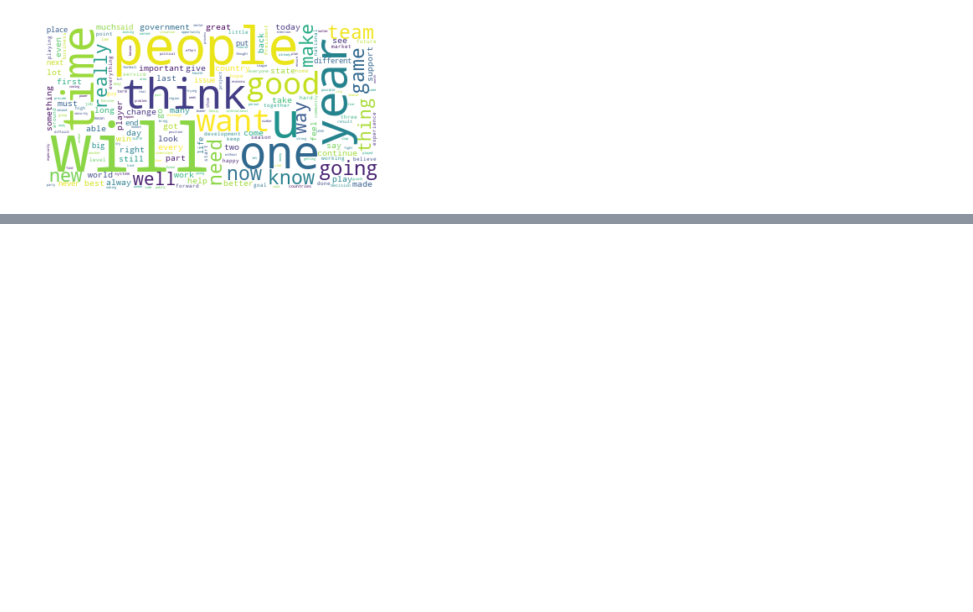
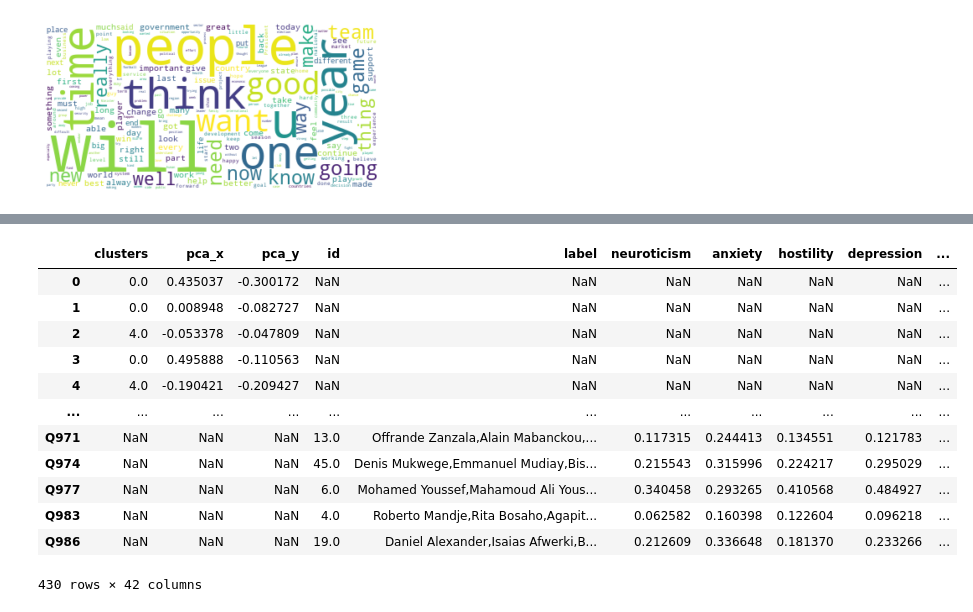
Before and after one commit to epfl-ada/ada-2021-project-madry, a Jupyter notebook: country.ipynb, the cells around one changed output, grey strips where cells are left out. Saved outputs shown, nothing was run; the diff lists cells and outputs as text; code cells hidden in the pictures; blank space fills up the shorter version.

Commit message:
update country analysis

```diff
--- a/country.ipynb
+++ b/country.ipynb
@@ -408,7 +408,7 @@ country_personality_2015
 6902 rows × 38 columns
 # %%
 def group_personality_by_country(personality):
-    return personality.groupby('country').agg({'id': 'count', 'label': lambda ls: ','.join([l for l in ls if l]), **{attr: 'median' for attr in PERSONALITY_ATTRS}})
+    return personality.groupby('country').agg({'id': 'count', 'label': lambda ls: ','.join([l for l in ls if l]), **{attr: 'mean' for attr in PERSONALITY_ATTRS}})
 
 country_personality_grouped_2015 = group_personality_by_country(country_personality_2015)
 country_personality_grouped_2016 = group_personality_by_country(country_personality_2016)
@@ -484,0 +570,16 @@ plot_wordcloud(country_quotes_2019_df)
+# %%
+df
+# %% [output]
+|  | clusters | pca_x | pca_y | id | label | neuroticism | anxiety | hostility | depression | ... |
+| 0 | 0.0 | 0.435037 | -0.300172 | NaN | NaN | NaN | NaN | NaN | NaN | ... |
+| 1 | 0.0 | 0.008948 | -0.082727 | NaN | NaN | NaN | NaN | NaN | NaN | ... |
+| 2 | 4.0 | -0.053378 | -0.047809 | NaN | NaN | NaN | NaN | NaN | NaN | ... |
+| 3 | 0.0 | 0.495888 | -0.110563 | NaN | NaN | NaN | NaN | NaN | NaN | ... |
+| 4 | 4.0 | -0.190421 | -0.209427 | NaN | NaN | NaN | NaN | NaN | NaN | ... |
+| ... | ... | ... | ... | ... | ... | ... | ... | ... | ... | ... |
+| Q971 | NaN | NaN | NaN | 13.0 | Offrande Zanzala,Alain Mabanckou,... | 0.117315 | 0.244413 | 0.134551 | 0.121783 | ... |
+| Q974 | NaN | NaN | NaN | 45.0 | Denis Mukwege,Emmanuel Mudiay,Bis... | 0.215543 | 0.315996 | 0.224217 | 0.295029 | ... |
+| Q977 | NaN | NaN | NaN | 6.0 | Mohamed Youssef,Mahamoud Ali Yous... | 0.340458 | 0.293265 | 0.410568 | 0.484927 | ... |
+| Q983 | NaN | NaN | NaN | 4.0 | Roberto Mandje,Rita Bosaho,Agapit... | 0.062582 | 0.160398 | 0.122604 | 0.096218 | ... |
+| Q986 | NaN | NaN | NaN | 19.0 | Daniel Alexander,Isaias Afwerki,B... | 0.212609 | 0.336648 | 0.181370 | 0.233266 | ... |
+430 rows × 42 columns
```
Also changed, not shown: parts of 11 cells of this notebook.
